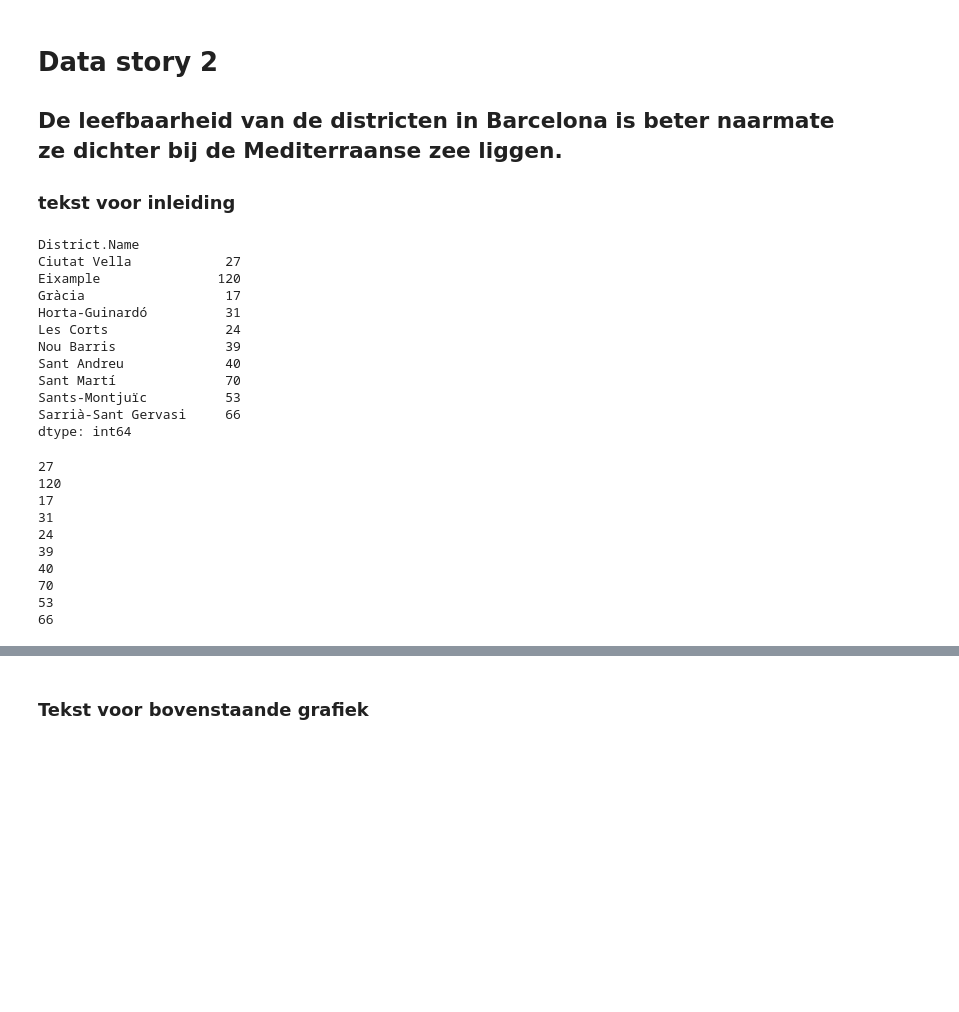
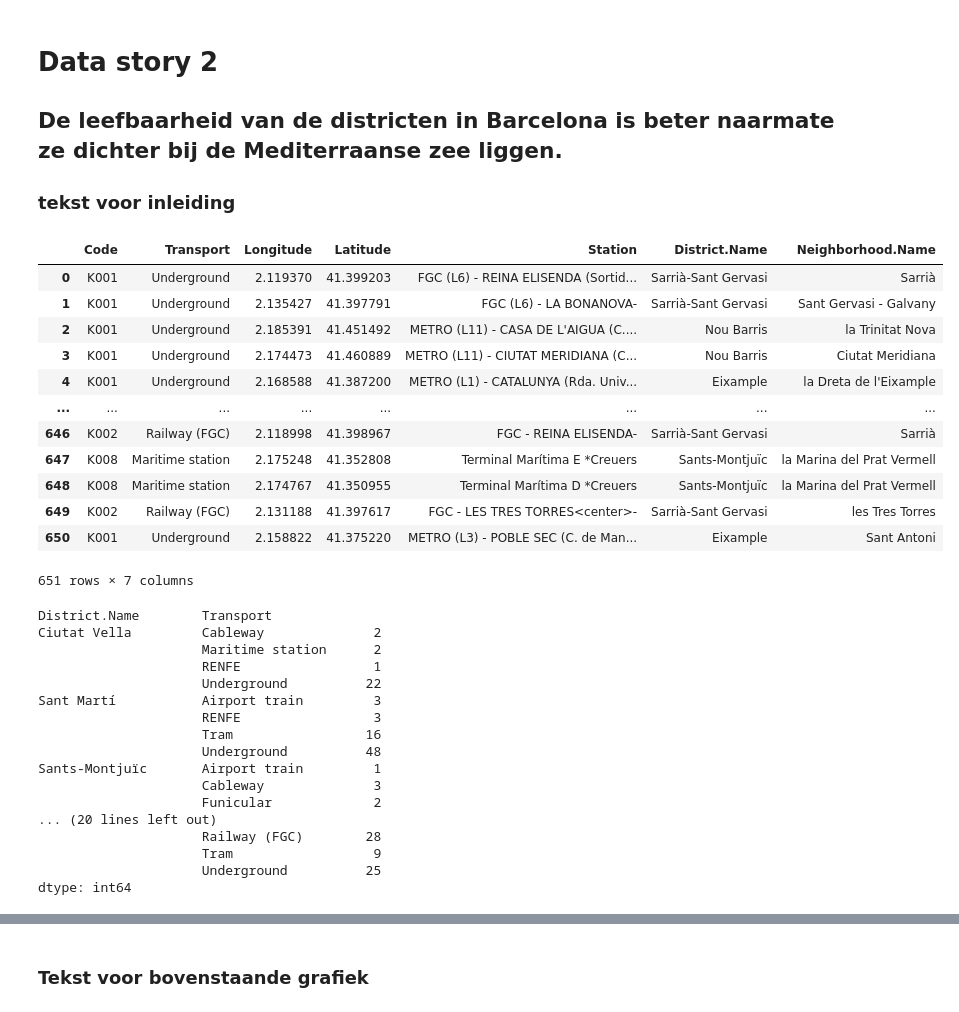
Before and after one commit to sanderoud/Data-Stories, a Jupyter notebook: Data stories.ipynb, the cells around one changed output, grey strips where cells are left out. Saved outputs shown, nothing was run; the diff lists cells and outputs as text; code cells hidden in the pictures; blank space fills up the shorter version.

```diff
--- a/Data stories.ipynb
+++ b/Data stories.ipynb
@@ -303,44 +289,54 @@ for i in range(len(accidents_2017)):
     accidents_of_population.append(value)
 # %%
 districten = index_zee
-df_transport = df_transport.groupby('District.Name').size()
+display(df_transport)
+df_transport = df_transport.groupby(['District.Name', 'Transport']).size()
+
+df_transport = df_transport.reindex(index_zee, level = 0)
 display(df_transport)
 soorten_transport = [4, 4, 7, 5, 3, 2, 2,1, 4, 2]
 
-for district in df_transport:
-    print(district)
+
 
 fig4 = go.Figure([go.Bar(x=districten, y= soorten_transport, marker_color = 'turquoise', text = soorten_transport, textposition='auto')])
 
 fig4.update_layout(
     yaxis_title = 'Aantal soorten transport',
     xaxis_title = 'Districten van Barcelona, van dichtbij tot ver van de Mediteraanse zee',
     title = 'Aantal soorten transport per district in Barcelona')
 
 fig4.show()
 # %% [output]
+|  | Code | Transport | Longitude | Latitude | Station | District.Name | Neighborhood.Name |
+| 0 | K001 | Underground | 2.119370 | 41.399203 | FGC (L6) - REINA ELISENDA (Sortid... | Sarrià-Sant Gervasi | Sarrià |
+| 1 | K001 | Underground | 2.135427 | 41.397791 | FGC (L6) - LA BONANOVA- | Sarrià-Sant Gervasi | Sant Gervasi - Galvany |
+| 2 | K001 | Underground | 2.185391 | 41.451492 | METRO (L11) - CASA DE L'AIGUA (C.... | Nou Barris | la Trinitat Nova |
+| 3 | K001 | Underground | 2.174473 | 41.460889 | METRO (L11) - CIUTAT MERIDIANA (C... | Nou Barris | Ciutat Meridiana |
+| 4 | K001 | Underground | 2.168588 | 41.387200 | METRO (L1) - CATALUNYA (Rda. Univ... | Eixample | la Dreta de l'Eixample |
+| ... | ... | ... | ... | ... | ... | ... | ... |
+| 646 | K002 | Railway (FGC) | 2.118998 | 41.398967 | FGC - REINA ELISENDA- | Sarrià-Sant Gervasi | Sarrià |
+| 647 | K008 | Maritime station | 2.175248 | 41.352808 | Terminal Marítima E *Creuers | Sants-Montjuïc | la Marina del Prat Vermell |
+| 648 | K008 | Maritime station | 2.174767 | 41.350955 | Terminal Marítima D *Creuers | Sants-Montjuïc | la Marina del Prat Vermell |
+| 649 | K002 | Railway (FGC) | 2.131188 | 41.397617 | FGC - LES TRES TORRES<center>- | Sarrià-Sant Gervasi | les Tres Torres |
+| 650 | K001 | Underground | 2.158822 | 41.375220 | METRO (L3) - POBLE SEC (C. de Man... | Eixample | Sant Antoni |
-District.Name
-Ciutat Vella            27
-Eixample               120
-Gràcia                  17
-Horta-Guinardó          31
-Les Corts               24
-Nou Barris              39
-Sant Andreu             40
-Sant Martí              70
-Sants-Montjuïc          53
-Sarrià-Sant Gervasi     66
-dtype: int64
+651 rows × 7 columns
-27
-120
-17
-31
-24
-39
-40
-70
-53
-66
+District.Name        Transport
+Ciutat Vella         Cableway              2
+                     Maritime station      2
+                     RENFE                 1
+                     Underground          22
+Sant Martí           Airport train         3
+                     RENFE                 3
+                     Tram                 16
+                     Underground          48
+Sants-Montjuïc       Airport train         1
+                     Cableway              3
+                     Funicular             2
+... (20 lines left out)
+                     Railway (FGC)        28
+                     Tram                  9
+                     Underground          25
+dtype: int64
 [interactive output not drawn]
 # %% [markdown]
 ### Tekst voor bovenstaande grafiek
```
Also changed, not shown: parts of 3 cells of this notebook.
